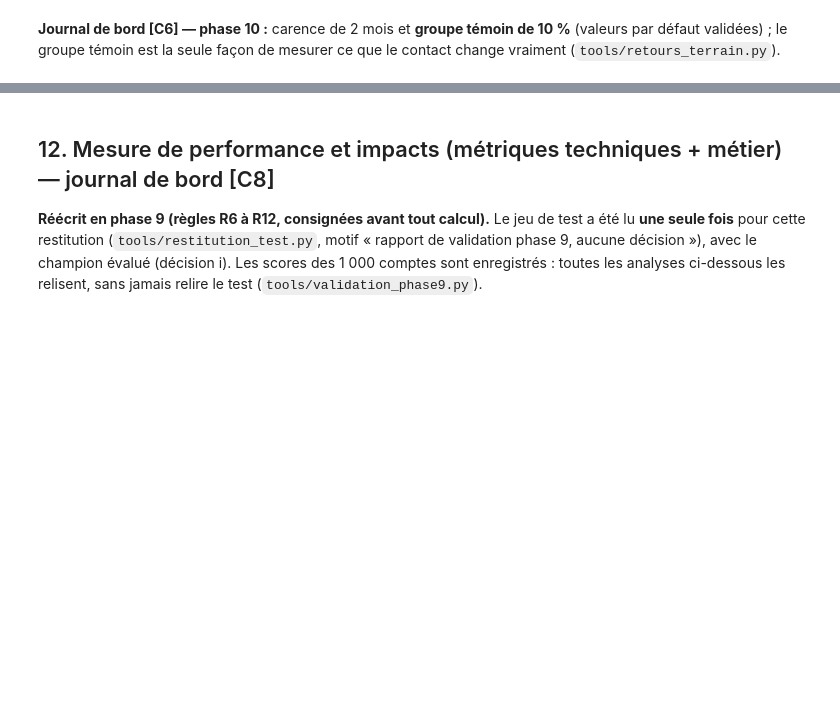
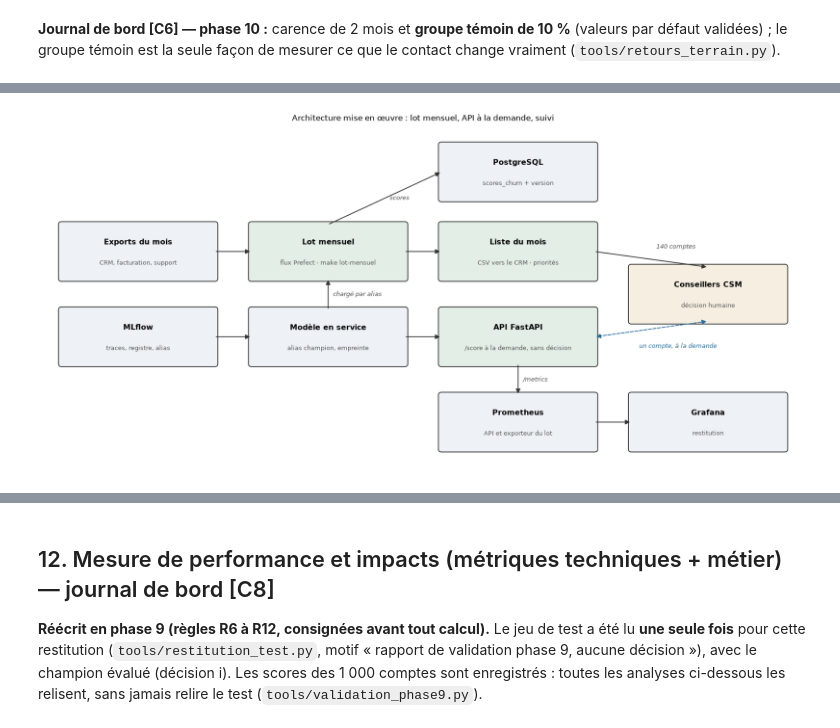
Before and after one commit to air-jaja/ai4me, a Jupyter notebook: notebooks/cas_usage_churn_saas.ipynb, the cells around one changed output, grey strips where cells are left out. Saved outputs shown, nothing was run; the diff lists cells and outputs as text; code cells hidden in the pictures; blank space fills up the shorter version.

```diff
--- a/notebooks/cas_usage_churn_saas.ipynb
+++ b/notebooks/cas_usage_churn_saas.ipynb
@@ -2946,2 +2921,76 @@ il achète la traçabilité exigée par C6 et C9, qu'un scoring batch nu ne four
 # %%
-# Section 11 - architecture diagram (to illustrate, e.g. diagram, outside executable code)
+# Figure: implemented architecture (matplotlib rendering of the Mermaid diagram above)
+import matplotlib.pyplot as plt
+from matplotlib.patches import FancyBboxPatch, FancyArrowPatch
+
+largeur, hauteur = 2.5, 0.95
+# name: (column, row, title, detail, colour)
+boites = {
+    "sources": (0, 3, "Exports du mois", "CRM, facturation, support", "#eef2f7"),
+    "lot": (1, 3, "Lot mensuel", "flux Prefect · make lot-mensuel", "#e3efe6"),
+    "liste": (2, 3, "Liste du mois", "CSV vers le CRM · priorités", "#e3efe6"),
+    "base": (2, 4.4, "PostgreSQL", "scores_churn + version", "#eef2f7"),
+    "csm": (3, 2.25, "Conseillers CSM", "décision humaine", "#f6efe1"),
+    "mlflow": (0, 1.5, "MLflow", "traces, registre, alias", "#eef2f7"),
+    "modele": (1, 1.5, "Modèle en service", "alias champion, empreinte", "#eef2f7"),
+    "api": (2, 1.5, "API FastAPI", "/score à la demande, sans décision", "#e3efe6"),
+    "prometheus": (2, 0, "Prometheus", "API et exporteur du lot", "#eef2f7"),
+    "grafana": (3, 0, "Grafana", "restitution", "#eef2f7"),
+}
+pas = 3.1
+
+
+def centre(nom):
+    colonne, ligne = boites[nom][:2]
+    return colonne * pas + largeur / 2, ligne + hauteur / 2
+
+
+def bord(nom, cote):
+    x, y = centre(nom)
+    return {"g": (x - largeur / 2, y), "d": (x + largeur / 2, y),
+            "h": (x, y + hauteur / 2), "b": (x, y - hauteur / 2)}[cote]
+
+
+fig, ax = plt.subplots(figsize=(15, 7.2))
+for nom, (colonne, ligne, titre, detail, couleur) in boites.items():
+    ax.add_patch(FancyBboxPatch((colonne * pas, ligne), largeur, hauteur,
+                                boxstyle="round,pad=0.05", linewidth=1.2,
+                                edgecolor="#333333", facecolor=couleur))
+    x, y = centre(nom)
+    ax.text(x, y + 0.16, titre, ha="center", va="center", fontsize=10.5, fontweight="bold")
+    ax.text(x, y - 0.2, detail, ha="center", va="center", fontsize=8.5, color="#555555")
+
+fleches = [
+    ("sources", "d", "lot", "g", "", 0),
+    ("lot", "d", "liste", "g", "", 0),
+    ("lot", "h", "base", "g", "scores", 0),
+    ("liste", "d", "csm", "h", "140 comptes", 0.22),
+    ("mlflow", "d", "modele", "g", "", 0),
+    ("modele", "h", "lot", "b", "chargé par alias", 0),
+    ("modele", "d", "api", "g", "", 0),
+    ("api", "b", "prometheus", "h", "/metrics", 0),
+    ("prometheus", "d", "grafana", "g", "", 0),
+]
+for depart, cote_d, arrivee, cote_a, libelle, decalage in fleches:
+    (x0, y0), (x1, y1) = bord(depart, cote_d), bord(arrivee, cote_a)
+    ax.add_patch(FancyArrowPatch((x0, y0), (x1, y1), arrowstyle="-|>", mutation_scale=13,
+                                 linewidth=1.2, color="#333333"))
+    if libelle:
+        ax.text((x0 + x1) / 2 + 0.08, (y0 + y1) / 2 + decalage, libelle, ha="left", va="center",
+                fontsize=8.5, color="#555555", style="italic")
+# On demand: an advisor queries one account between two batches
+(x0, y0), (x1, y1) = bord("csm", "b"), bord("api", "d")
+ax.add_patch(FancyArrowPatch((x0, y0), (x1, y1), arrowstyle="<|-|>", mutation_scale=13,
+                             linewidth=1.2, linestyle="--", color="#2a6f9e"))
+ax.text((x0 + x1) / 2 - 0.2, (y0 + y1) / 2 - 0.3, "un compte, à la demande", ha="left",
+        va="center", fontsize=8.5, color="#2a6f9e", style="italic")
+
+ax.set_xlim(-0.3, 3 * pas + largeur + 0.3)
+ax.set_ylim(-0.4, 5.6)
+ax.axis("off")
+ax.set_title("Architecture mise en œuvre : lot mensuel, API à la demande, suivi",
+             fontsize=11, pad=14)
+plt.tight_layout()
+plt.show()
+# %% [output]
+[figure, added]
```
Also changed, not shown: parts of 6 cells of this notebook, 10 other files.
